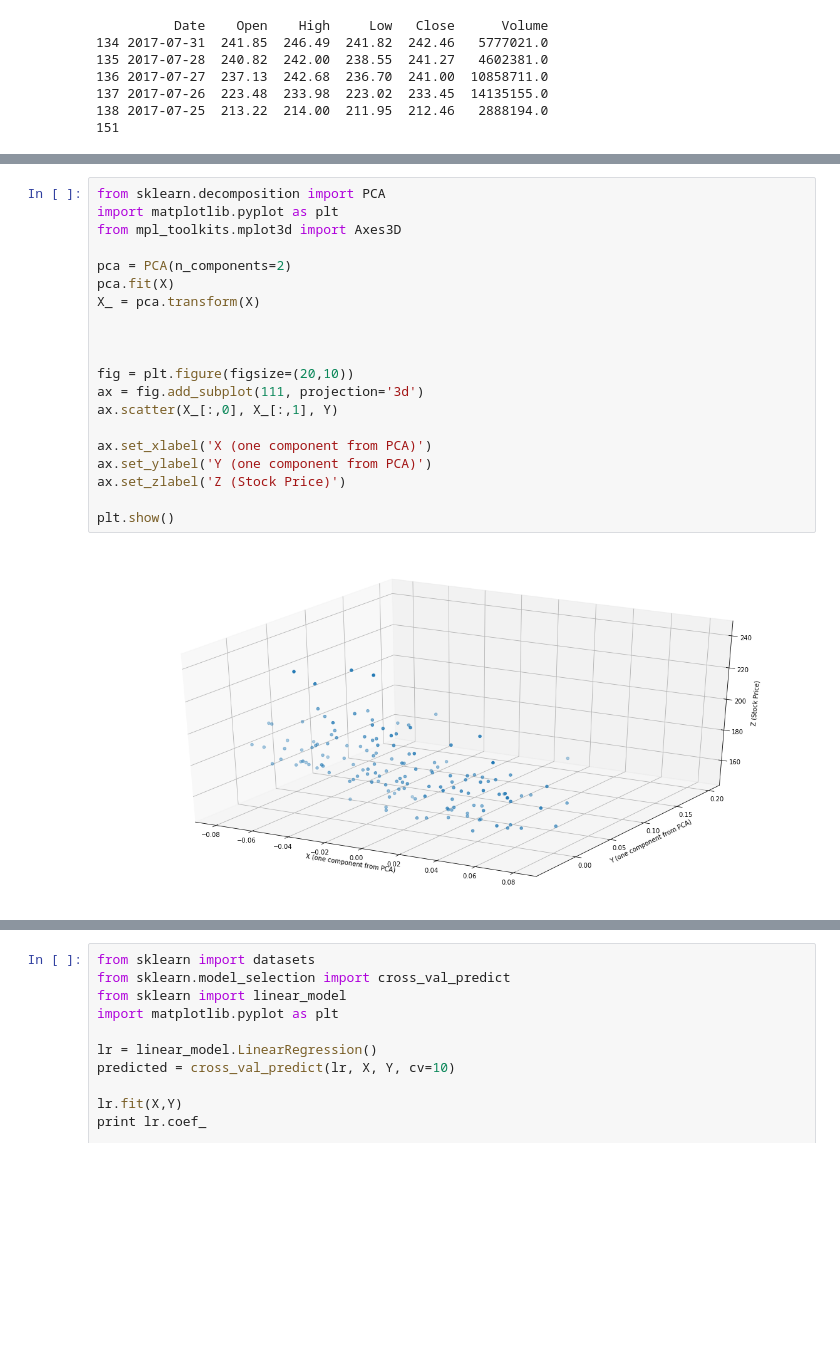
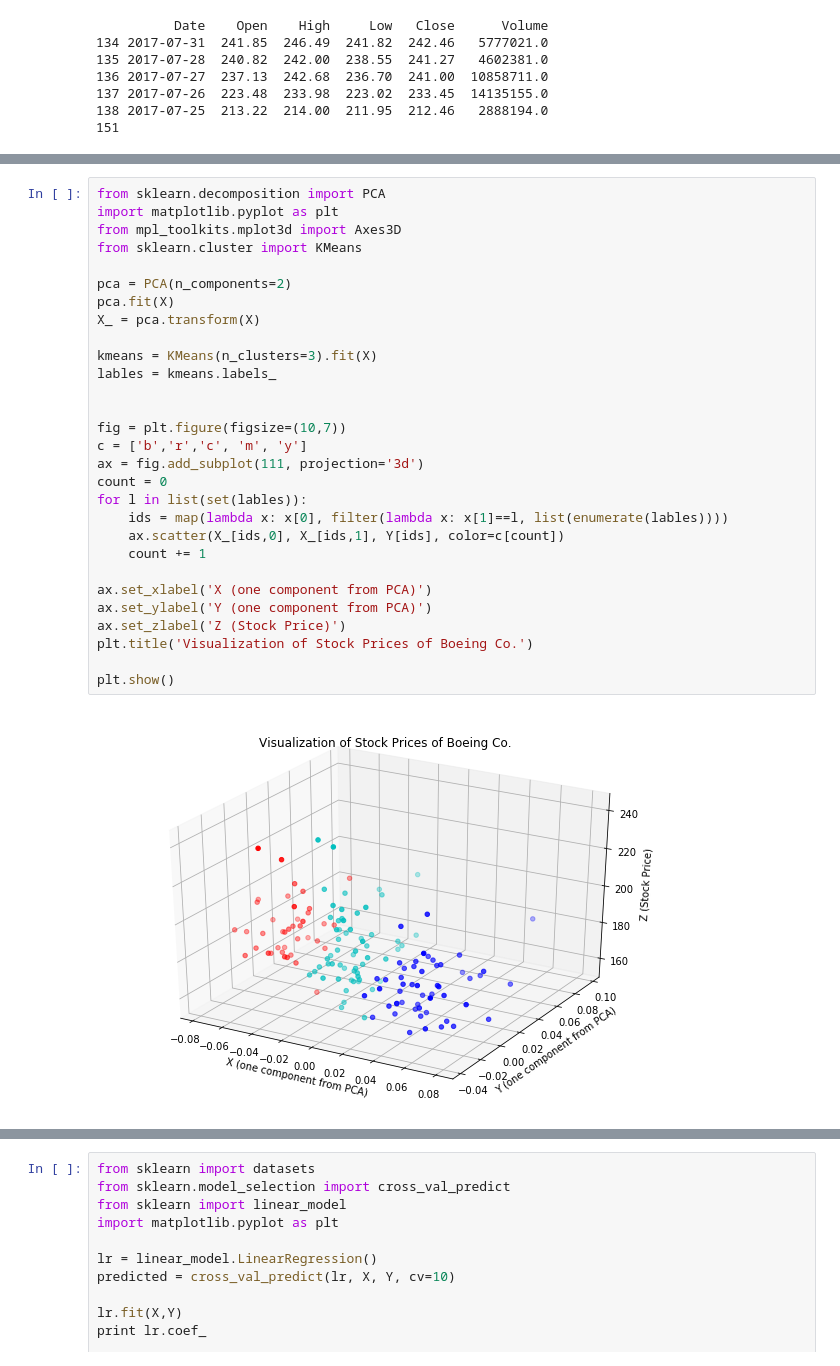
Before and after one commit to anjiefang/dataScientist, a Jupyter notebook: stock_price.ipynb, the cells around one changed output, grey strips where cells are left out. Drawn from its saved outputs; the diff is of its cells as text; blank space fills up the shorter version.

```diff
--- a/stock_price.ipynb
+++ b/stock_price.ipynb
@@ -179,24 +164,33 @@ In general, there seems a inclined plane in the 3D plot, which implies a lower x
 # %%
 from sklearn.decomposition import PCA
 import matplotlib.pyplot as plt
 from mpl_toolkits.mplot3d import Axes3D
+from sklearn.cluster import KMeans
 
 pca = PCA(n_components=2)
 pca.fit(X)
 X_ = pca.transform(X)
 
+kmeans = KMeans(n_clusters=3).fit(X)
+lables = kmeans.labels_
 
 
-fig = plt.figure(figsize=(20,10))
+fig = plt.figure(figsize=(10,7))
+c = ['b','r','c', 'm', 'y']
 ax = fig.add_subplot(111, projection='3d')
-ax.scatter(X_[:,0], X_[:,1], Y)
+count = 0
+for l in list(set(lables)):
+    ids = map(lambda x: x[0], filter(lambda x: x[1]==l, list(enumerate(lables))))
+    ax.scatter(X_[ids,0], X_[ids,1], Y[ids], color=c[count])
+    count += 1
 
 ax.set_xlabel('X (one component from PCA)')
 ax.set_ylabel('Y (one component from PCA)')
 ax.set_zlabel('Z (Stock Price)')
+plt.title('Visualization of Stock Prices of Boeing Co.')
 
 plt.show()
 # %% [output]
-[figure, old version]
+[figure, new version]
 # %% [markdown]
 <a id='fig2'></a>
```
Also changed, not shown: parts of 7 cells of this notebook, 1 other file.
